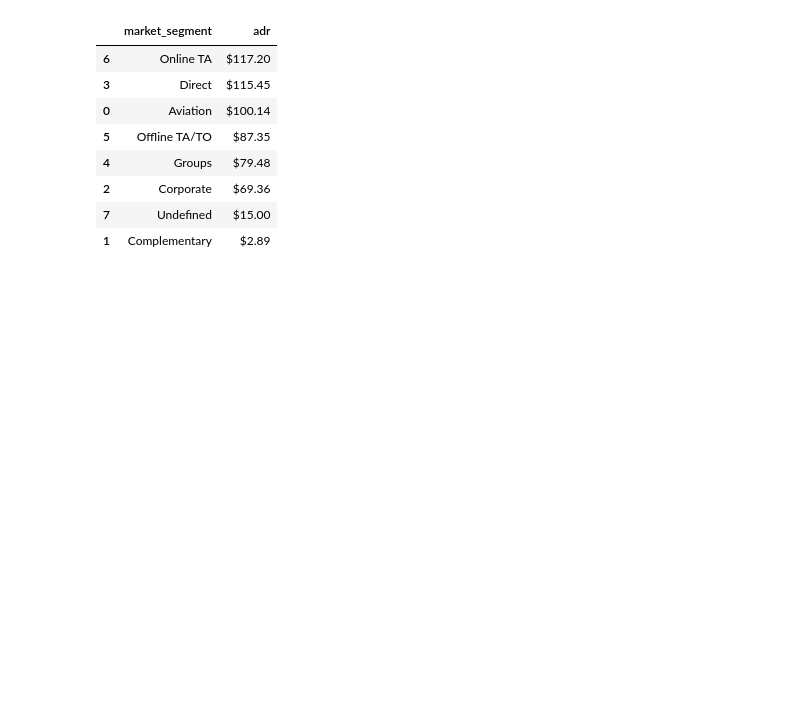
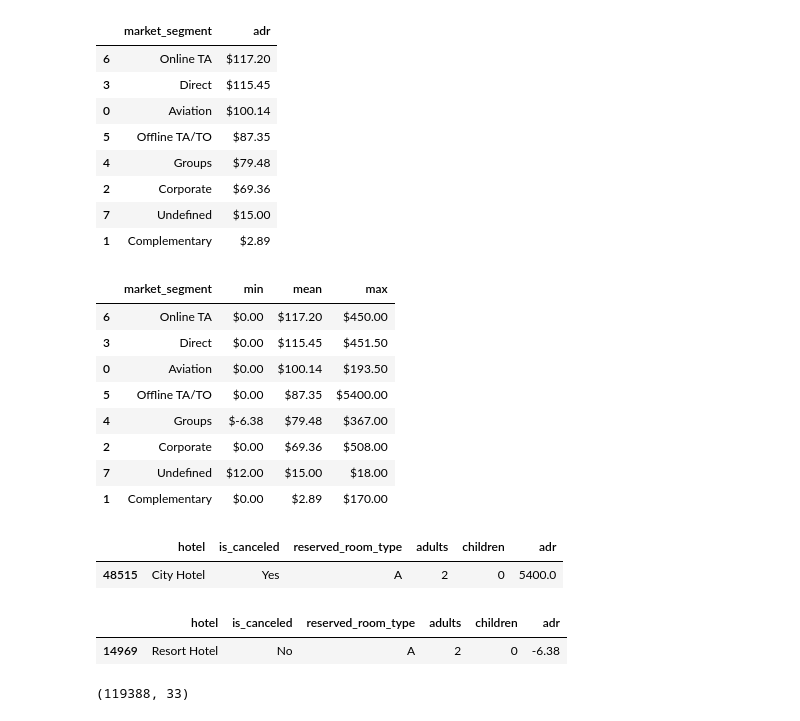
Before and after one commit to luisferdm6/02_analisis_hotelero_pandas, a Jupyter notebook: 01_limpieza_y_agrupaciones_hotel.ipynb, the cells around one changed output. Saved outputs shown, nothing was run; the diff lists cells and outputs as text; code cells hidden in the pictures; blank space fills up the shorter version.

```diff
--- a/01_limpieza_y_agrupaciones_hotel.ipynb
+++ b/01_limpieza_y_agrupaciones_hotel.ipynb
@@ -233,3 +233,41 @@ df_ordenado
 | 2 | Corporate | $69.36 |
 | 7 | Undefined | $15.00 |
 | 1 | Complementary | $2.89 |
+# %%
+#¿Cuál es el rango real de precios (piso, promedio y techo) al que estamos vendiendo en cada canal comercial, y qué tan rentable es cada canal?
+
+resumen_tarifas = df_real.groupby('market_segment')['adr'].agg(['min','mean','max']).reset_index()
+
+resumen_tarifas = resumen_tarifas.sort_values(by='mean',ascending=False)
+
+resumen_tarifas[['min','mean','max']] = resumen_tarifas[['min','mean','max']].map('${:.2f}'.format)
+
+resumen_tarifas
+# %% [output]
+|  | market_segment | min | mean | max |
+| 6 | Online TA | $0.00 | $117.20 | $450.00 |
+| 3 | Direct | $0.00 | $115.45 | $451.50 |
+| 0 | Aviation | $0.00 | $100.14 | $193.50 |
+| 5 | Offline TA/TO | $0.00 | $87.35 | $5400.00 |
+| 4 | Groups | $-6.38 | $79.48 | $367.00 |
+| 2 | Corporate | $0.00 | $69.36 | $508.00 |
+| 7 | Undefined | $12.00 | $15.00 | $18.00 |
+| 1 | Complementary | $0.00 | $2.89 | $170.00 |
+# %%
+#Detectando anomalias
+
+df_real[df_real['adr'] > 5000][['hotel', 'is_canceled', 'reserved_room_type', 'adults', 'children', 'adr']]
+# %% [output]
+|  | hotel | is_canceled | reserved_room_type | adults | children | adr |
+| 48515 | City Hotel | Yes | A | 2 | 0 | 5400.0 |
+# %%
+df_real[df_real['adr'] < 0][['hotel', 'is_canceled', 'reserved_room_type', 'adults', 'children', 'adr']]
+# %% [output]
+|  | hotel | is_canceled | reserved_room_type | adults | children | adr |
+| 14969 | Resort Hotel | No | A | 2 | 0 | -6.38 |
+# %%
+df_real = df_real[(df_real['adr'] >= 0) & (df_real['adr'] < 5000)]
+
+df_real.shape
+# %% [output]
+(119388, 33)
```
Also changed, not shown: parts of 3 cells of this notebook.
